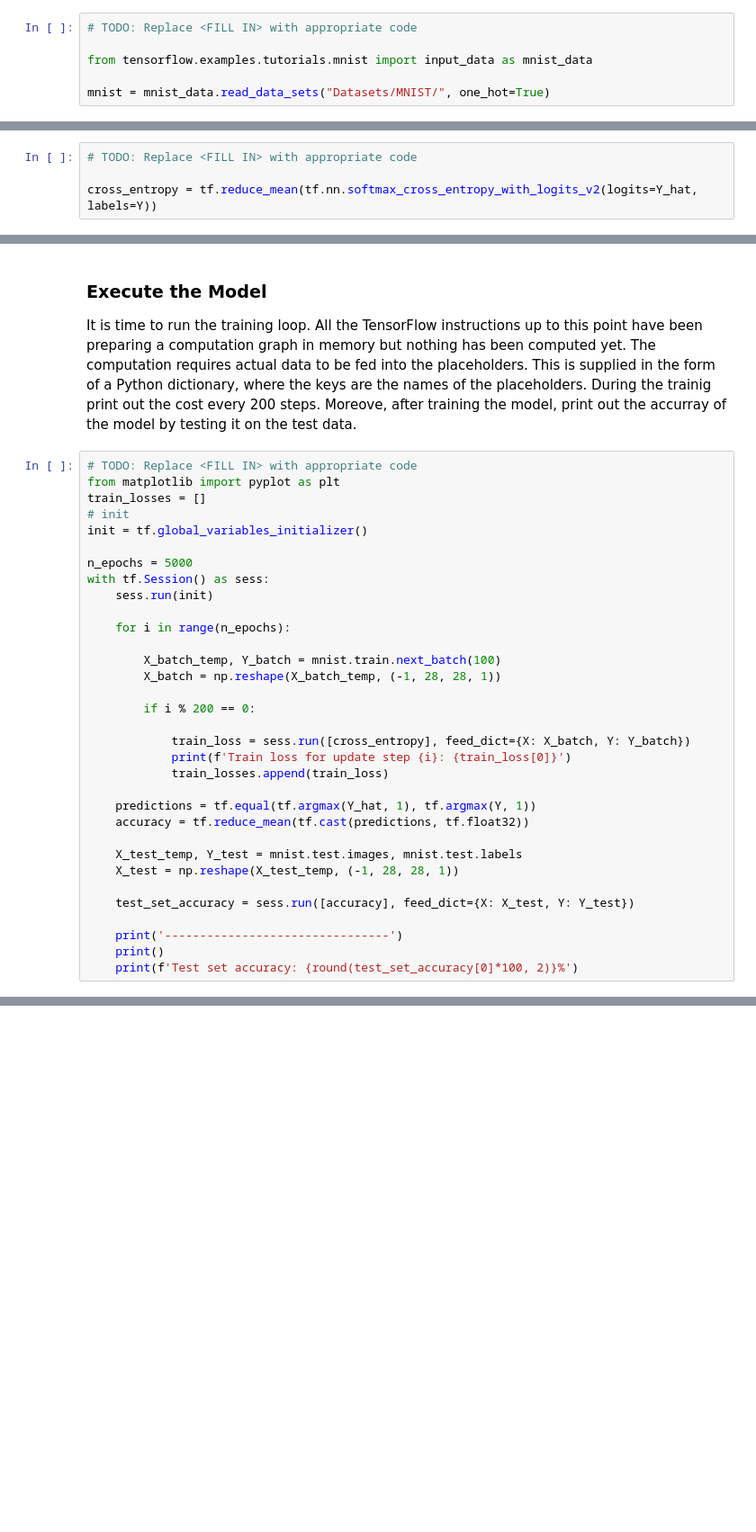
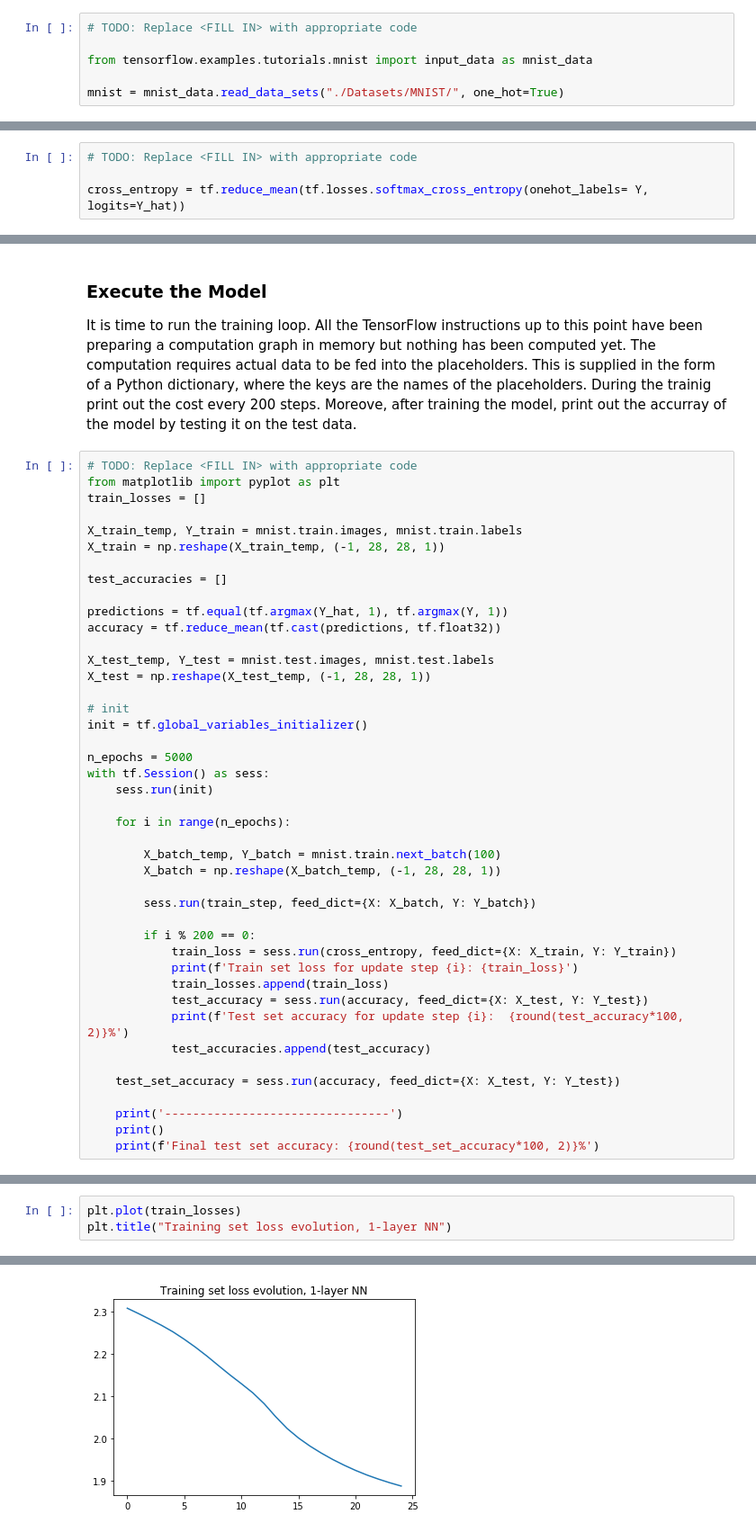
Before and after one commit to AlexandrosFerles/ID2223_Large_Scale_Machine_Learning_and_Deep_Learning, a Jupyter notebook: Lab2_ConvNets_with_Tensorflow/tensorflow_lab.ipynb, the cells around one changed output, grey strips where cells are left out. Shown at 90% size. Drawn from its saved outputs; the diff is of its cells as text; blank space fills up the shorter version.

```diff
--- a/Lab2_ConvNets_with_Tensorflow/tensorflow_lab.ipynb
+++ b/Lab2_ConvNets_with_Tensorflow/tensorflow_lab.ipynb
@@ -25,5 +25,5 @@ To begin the assignment, first, use `mnist_data.read_data_sets` and download ima
 
 from tensorflow.examples.tutorials.mnist import input_data as mnist_data
 
-mnist = mnist_data.read_data_sets("Datasets/MNIST/", one_hot=True)
+mnist = mnist_data.read_data_sets("./Datasets/MNIST/", one_hot=True)
 # %% [output]
@@ -94,4 +94,4 @@ Now, we have model predictions $\hat{Y}$ and correct labels $Y$, so for each ins
 # %%
 # TODO: Replace <FILL IN> with appropriate code
 
-cross_entropy = tf.reduce_mean(tf.nn.softmax_cross_entropy_with_logits_v2(logits=Y_hat, labels=Y))
+cross_entropy = tf.reduce_mean(tf.losses.softmax_cross_entropy(onehot_labels= Y, logits=Y_hat))
@@ -110,6 +118,18 @@ It is time to run the training loop. All the TensorFlow instructions up to this
 # TODO: Replace <FILL IN> with appropriate code
 from matplotlib import pyplot as plt
 train_losses = []
+
+X_train_temp, Y_train = mnist.train.images, mnist.train.labels
+X_train = np.reshape(X_train_temp, (-1, 28, 28, 1))
+
+test_accuracies = []
+
+predictions = tf.equal(tf.argmax(Y_hat, 1), tf.argmax(Y, 1))
+accuracy = tf.reduce_mean(tf.cast(predictions, tf.float32))
+
+X_test_temp, Y_test = mnist.test.images, mnist.test.labels
+X_test = np.reshape(X_test_temp, (-1, 28, 28, 1))
+
 # init
 init = tf.global_variables_initializer()
 
@@ -122,21 +142,19 @@ with tf.Session() as sess:
         X_batch_temp, Y_batch = mnist.train.next_batch(100)
         X_batch = np.reshape(X_batch_temp, (-1, 28, 28, 1))
 
+        sess.run(train_step, feed_dict={X: X_batch, Y: Y_batch})
+
         if i % 200 == 0:
+            train_loss = sess.run(cross_entropy, feed_dict={X: X_train, Y: Y_train})
+            print(f'Train set loss for update step {i}: {train_loss}')
+            train_losses.append(train_loss)
+            test_accuracy = sess.run(accuracy, feed_dict={X: X_test, Y: Y_test})
+            print(f'Test set accuracy for update step {i}:  {round(test_accuracy*100, 2)}%')
+            test_accuracies.append(test_accuracy)
 
-            train_loss = sess.run([cross_entropy], feed_dict={X: X_batch, Y: Y_batch})
-            print(f'Train loss for update step {i}: {train_loss[0]}')
-            train_losses.append(train_loss)
-
-    predictions = tf.equal(tf.argmax(Y_hat, 1), tf.argmax(Y, 1))
-    accuracy = tf.reduce_mean(tf.cast(predictions, tf.float32))
-
-    X_test_temp, Y_test = mnist.test.images, mnist.test.labels
-    X_test = np.reshape(X_test_temp, (-1, 28, 28, 1))
-
-    test_set_accuracy = sess.run([accuracy], feed_dict={X: X_test, Y: Y_test})
+    test_set_accuracy = sess.run(accuracy, feed_dict={X: X_test, Y: Y_test})
 
     print('--------------------------------')
     print()
-    print(f'Test set accuracy: {round(test_set_accuracy[0]*100, 2)}%')
+    print(f'Final test set accuracy: {round(test_set_accuracy*100, 2)}%')
 # %% [output]
@@ -159,0 +180,4 @@ Test set accuracy: 10.63%
+# %%
+plt.plot(train_losses)
+plt.title("Training set loss evolution, 1-layer NN")
+# %% [output]
@@ -159,0 +185 @@ Test set accuracy: 10.63%
+[figure, added]
```
Also changed, not shown: parts of 22 cells of this notebook.
